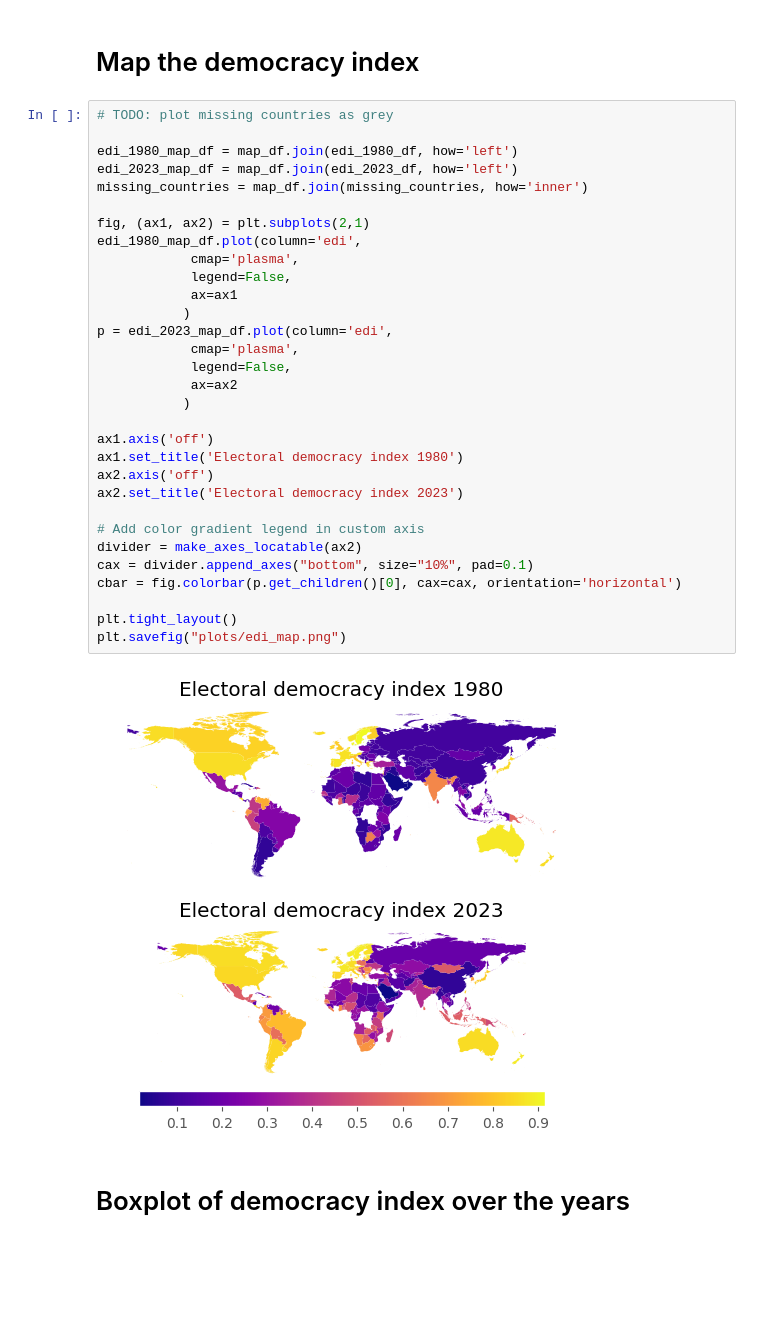
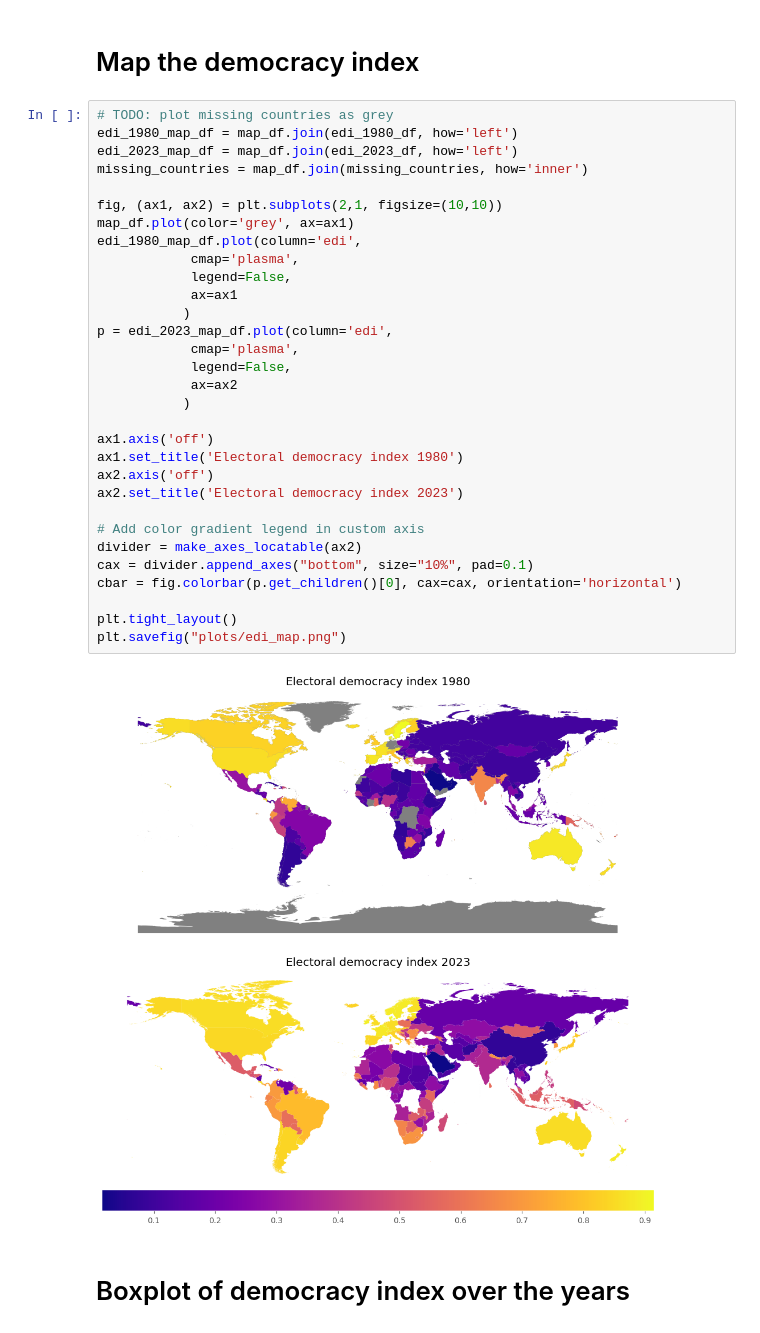
Before and after one commit to tkBischoff/DataVizDemocracy, a Jupyter notebook: tim.ipynb, the cells around one changed output. Cells and saved outputs as stored; diff of their text form; blank space fills up the shorter version.

```diff
--- a/Untitled.ipynb
+++ b/tim.ipynb
@@ -78,37 +127,37 @@ missing_countries = edi_2023_df[edi_2023_df.isna()]
 # Map the democracy index
 # %%
 # TODO: plot missing countries as grey
-
 edi_1980_map_df = map_df.join(edi_1980_df, how='left')
 edi_2023_map_df = map_df.join(edi_2023_df, how='left')
 missing_countries = map_df.join(missing_countries, how='inner')
 
-fig, (ax1, ax2) = plt.subplots(2,1)
+fig, (ax1, ax2) = plt.subplots(2,1, figsize=(10,10))
+map_df.plot(color='grey', ax=ax1)
 edi_1980_map_df.plot(column='edi',
             cmap='plasma',
             legend=False,
             ax=ax1
            )
 p = edi_2023_map_df.plot(column='edi',
             cmap='plasma',
             legend=False,
             ax=ax2
            )
 
 ax1.axis('off')
 ax1.set_title('Electoral democracy index 1980')
 ax2.axis('off')
 ax2.set_title('Electoral democracy index 2023')
 
 # Add color gradient legend in custom axis
 divider = make_axes_locatable(ax2)
 cax = divider.append_axes("bottom", size="10%", pad=0.1)
 cbar = fig.colorbar(p.get_children()[0], cax=cax, orientation='horizontal')
 
 plt.tight_layout()
 plt.savefig("plots/edi_map.png")
 # %% [output]
-[figure, old version]
+[figure, new version]
 # %% [markdown]
 # Boxplot of democracy index over the years
 # %%
```
Also changed, not shown: parts of 4 cells of this notebook, 1 other file.
